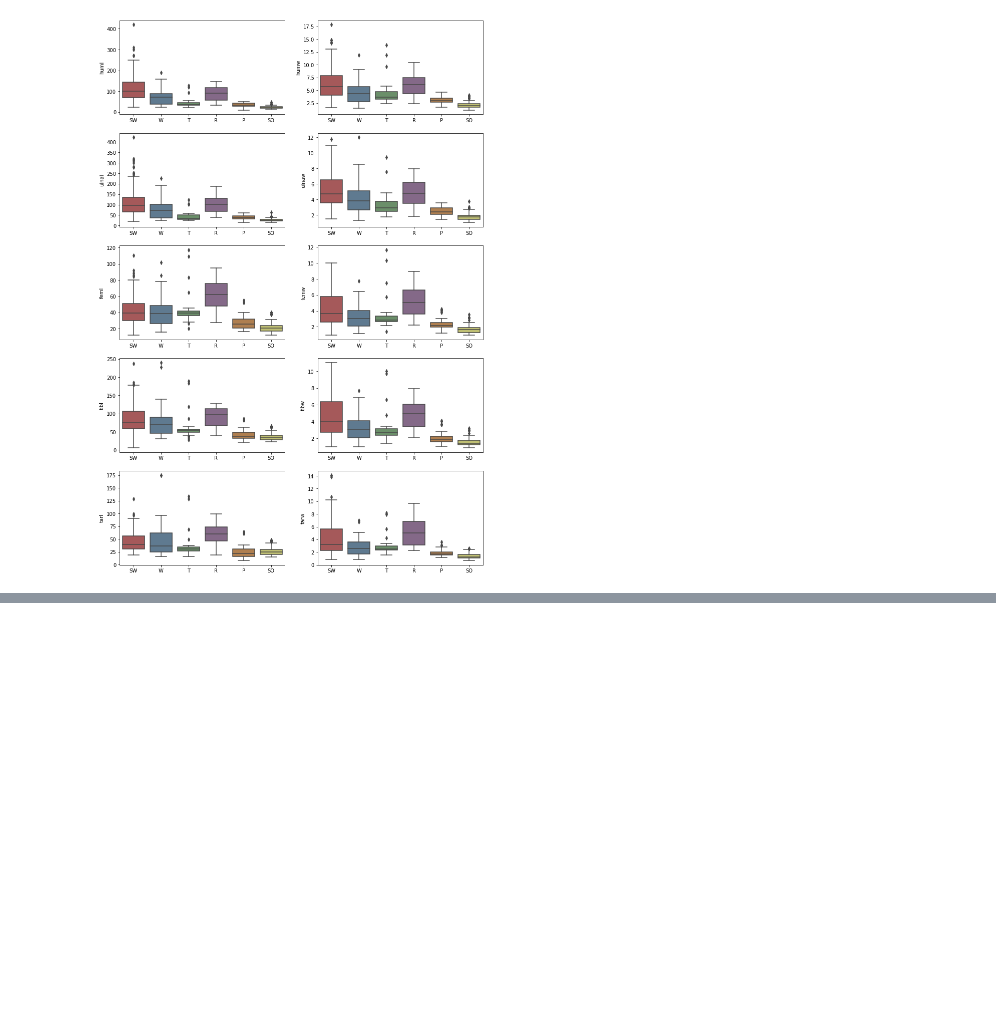
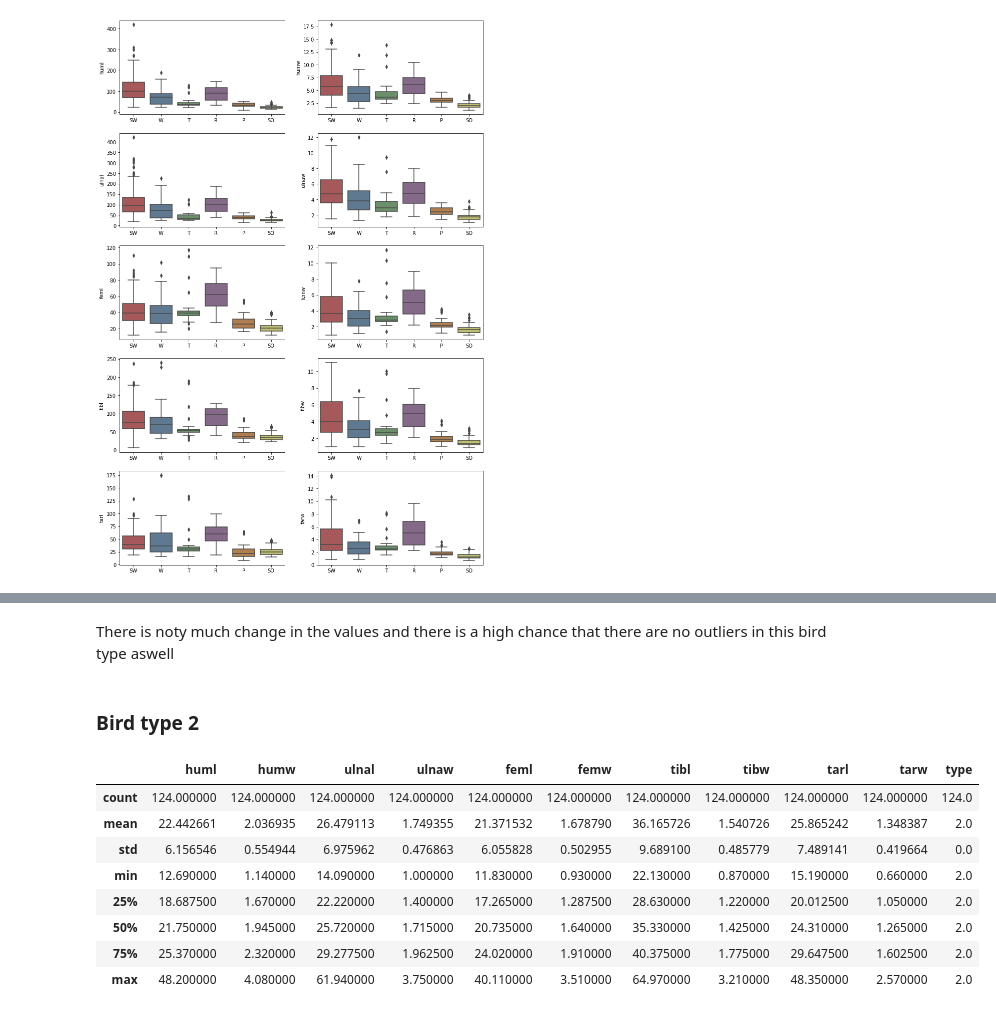
Before and after one commit to AbdullahTabassam/Bird-Skeletal-Analysis-and-Species-Classifier, a Jupyter notebook: 1 - EDA.ipynb, the cells around one changed output, grey strips where cells are left out. Saved outputs shown, nothing was run; the diff lists cells and outputs as text; code cells hidden in the pictures; blank space fills up the shorter version.

```diff
--- a/1 - EDA.ipynb
+++ b/1 - EDA.ipynb
@@ -111,0 +199,17 @@ for f, ax in zip(columns, axes.ravel()):
+# %% [markdown]
+There is noty much change in the values and there is a high chance that there are no outliers in this bird type aswell
+# %% [markdown]
+### Bird type 2
+# %%
+bird_2 = birds[birds.type == 2]
+bird_2.describe()
+# %% [output]
+|  | huml | humw | ulnal | ulnaw | feml | femw | tibl | tibw | tarl | tarw | type |
+| count | 124.000000 | 124.000000 | 124.000000 | 124.000000 | 124.000000 | 124.000000 | 124.000000 | 124.000000 | 124.000000 | 124.000000 | 124.0 |
+| mean | 22.442661 | 2.036935 | 26.479113 | 1.749355 | 21.371532 | 1.678790 | 36.165726 | 1.540726 | 25.865242 | 1.348387 | 2.0 |
+| std | 6.156546 | 0.554944 | 6.975962 | 0.476863 | 6.055828 | 0.502955 | 9.689100 | 0.485779 | 7.489141 | 0.419664 | 0.0 |
+| min | 12.690000 | 1.140000 | 14.090000 | 1.000000 | 11.830000 | 0.930000 | 22.130000 | 0.870000 | 15.190000 | 0.660000 | 2.0 |
+| 25% | 18.687500 | 1.670000 | 22.220000 | 1.400000 | 17.265000 | 1.287500 | 28.630000 | 1.220000 | 20.012500 | 1.050000 | 2.0 |
+| 50% | 21.750000 | 1.945000 | 25.720000 | 1.715000 | 20.735000 | 1.640000 | 35.330000 | 1.425000 | 24.310000 | 1.265000 | 2.0 |
+| 75% | 25.370000 | 2.320000 | 29.277500 | 1.962500 | 24.020000 | 1.910000 | 40.375000 | 1.775000 | 29.647500 | 1.602500 | 2.0 |
+| max | 48.200000 | 4.080000 | 61.940000 | 3.750000 | 40.110000 | 3.510000 | 64.970000 | 3.210000 | 48.350000 | 2.570000 | 2.0 |
```
Also changed, not shown: parts of 36 cells of this notebook.
